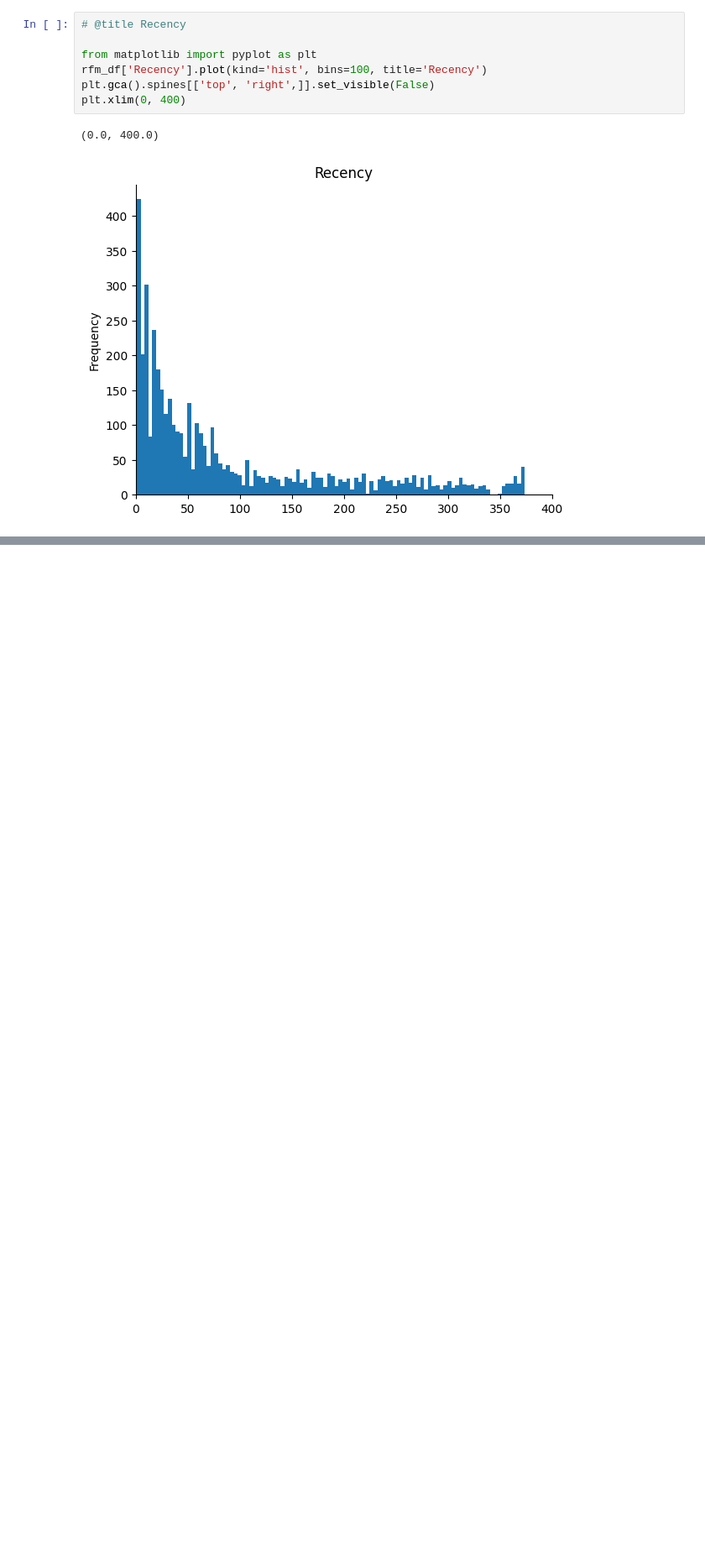
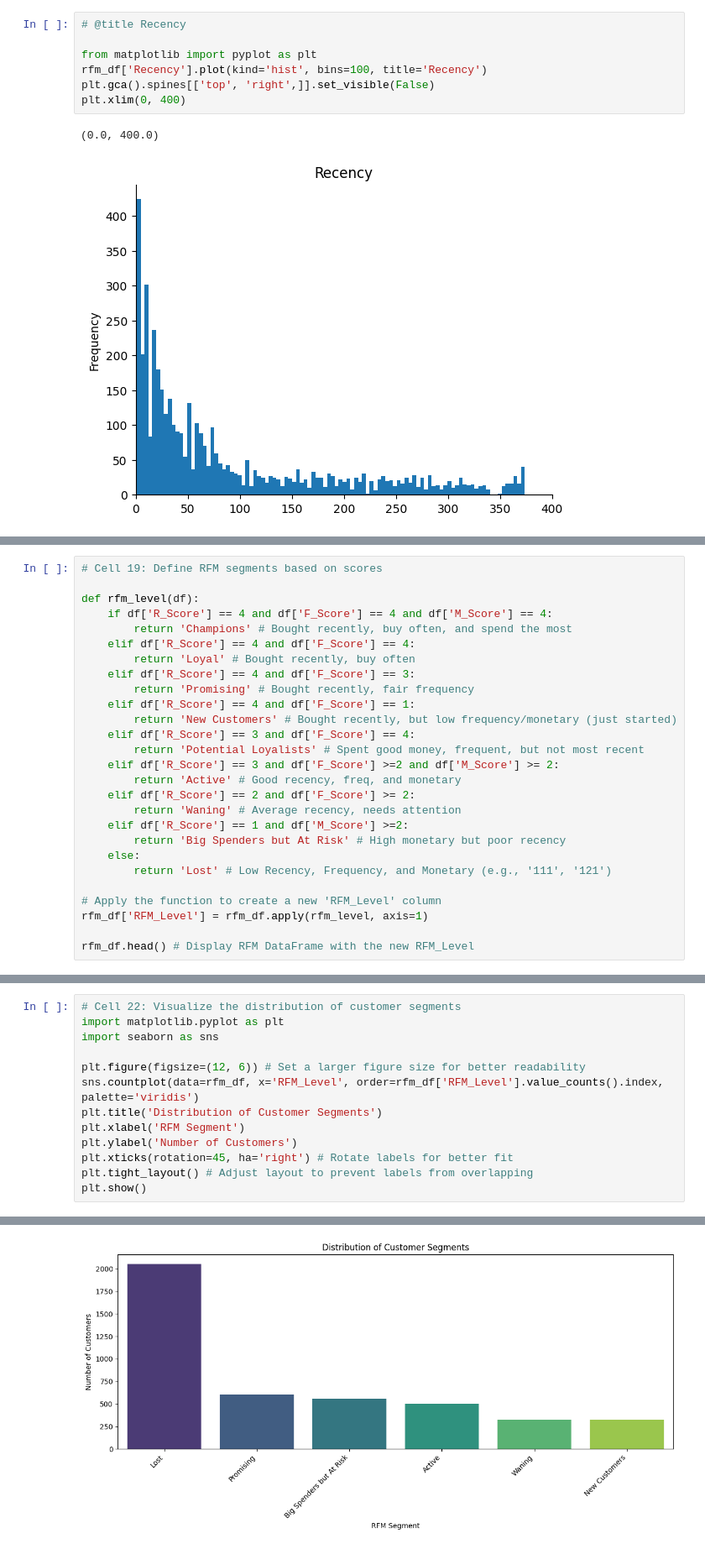
Before and after one commit to NikolaiMiranda/customer-segmentation-retail, a Jupyter notebook: customer_segmentation.ipynb, the cells around one changed output, grey strips where cells are left out. Shown at 84% size. Drawn from its saved outputs; the diff is of its cells as text; blank space fills up the shorter version.

```diff
--- a/customer_segmentation.ipynb
+++ b/customer_segmentation.ipynb
@@ -133,0 +191,27 @@ plt.xlim(0, 400)
+# %%
+# Cell 19: Define RFM segments based on scores
+
+def rfm_level(df):
+    if df['R_Score'] == 4 and df['F_Score'] == 4 and df['M_Score'] == 4:
+        return 'Champions' # Bought recently, buy often, and spend the most
+    elif df['R_Score'] == 4 and df['F_Score'] == 4:
+        return 'Loyal' # Bought recently, buy often
+    elif df['R_Score'] == 4 and df['F_Score'] == 3:
+        return 'Promising' # Bought recently, fair frequency
+    elif df['R_Score'] == 4 and df['F_Score'] == 1:
+        return 'New Customers' # Bought recently, but low frequency/monetary (just started)
+    elif df['R_Score'] == 3 and df['F_Score'] == 4:
+        return 'Potential Loyalists' # Spent good money, frequent, but not most recent
+    elif df['R_Score'] == 3 and df['F_Score'] >=2 and df['M_Score'] >= 2:
+        return 'Active' # Good recency, freq, and monetary
+    elif df['R_Score'] == 2 and df['F_Score'] >= 2:
+        return 'Waning' # Average recency, needs attention
+    elif df['R_Score'] == 1 and df['M_Score'] >=2:
+        return 'Big Spenders but At Risk' # High monetary but poor recency
+    else:
+        return 'Lost' # Low Recency, Frequency, and Monetary (e.g., '111', '121')
+
+# Apply the function to create a new 'RFM_Level' column
+rfm_df['RFM_Level'] = rfm_df.apply(rfm_level, axis=1)
+
+rfm_df.head() # Display RFM DataFrame with the new RFM_Level
@@ -133,0 +248,14 @@ plt.xlim(0, 400)
+# %%
+# Cell 22: Visualize the distribution of customer segments
+import matplotlib.pyplot as plt
+import seaborn as sns
+
+plt.figure(figsize=(12, 6)) # Set a larger figure size for better readability
+sns.countplot(data=rfm_df, x='RFM_Level', order=rfm_df['RFM_Level'].value_counts().index, palette='viridis')
+plt.title('Distribution of Customer Segments')
+plt.xlabel('RFM Segment')
+plt.ylabel('Number of Customers')
+plt.xticks(rotation=45, ha='right') # Rotate labels for better fit
+plt.tight_layout() # Adjust layout to prevent labels from overlapping
+plt.show()
+# %% [output]
@@ -133,0 +265 @@ plt.xlim(0, 400)
+[figure, added]
```
Also changed, not shown: parts of 16 cells of this notebook.
